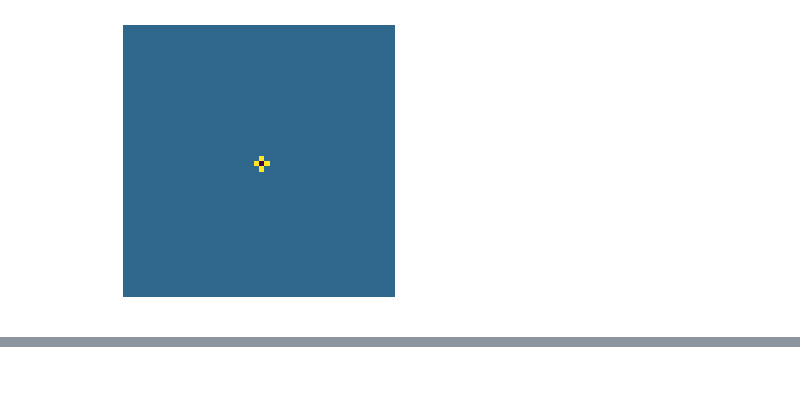
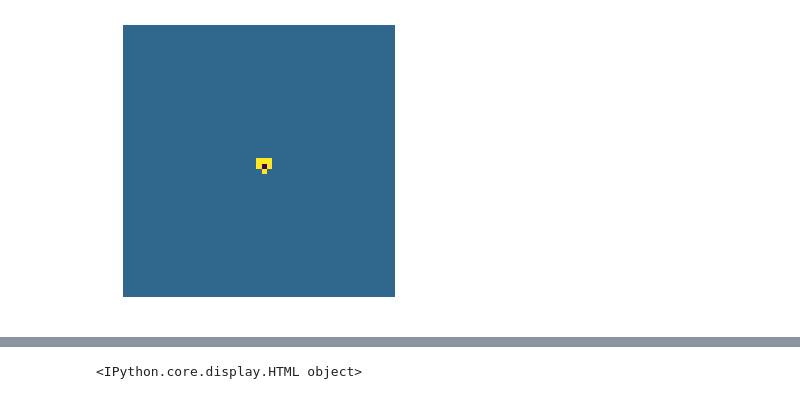
Before and after one commit to lizgzil/coopsim, a Jupyter notebook: notebooks/Function to run coopsim.ipynb, the cells around one changed output, grey strips where cells are left out. Cells and saved outputs as stored; diff of their text form; code cells hidden in the pictures.

Commit message:
allowing neighbours to interact with their diagonal neighbours

```diff
--- a/notebooks/Function to run coopsim.ipynb
+++ b/notebooks/Function to run coopsim.ipynb
@@ -73,7 +90,13 @@ def get_neighbour_payoffs(grid_payoff):
     left_neighbour_payoff = np.roll(grid_payoff, -1, axis=1) # left
     right_neighbour_payoff = np.roll(grid_payoff, 1, axis=1) # right
 
-    return down_neighbour_payoff, up_neighbour_payoff, left_neighbour_payoff, right_neighbour_payoff
+    nw_neighbour_payoff = np.roll(up_neighbour_payoff, -1, axis=0) # nw
+    ne_neighbour_payoff = np.roll(up_neighbour_payoff, 1, axis=0) # ne
+    sw_neighbour_payoff = np.roll(down_neighbour_payoff, -1, axis=1) # sw
+    se_neighbour_payoff = np.roll(down_neighbour_payoff, 1, axis=1) # se
+
+    return (down_neighbour_payoff, up_neighbour_payoff, left_neighbour_payoff, right_neighbour_payoff,
+           nw_neighbour_payoff, ne_neighbour_payoff, sw_neighbour_payoff, se_neighbour_payoff)
 # %%
 def get_strategy_change_code(old_strat, new_strat):
     '''
@@ -99,7 +122,11 @@ def one_iteration(grid_strat, n, grid_payoff, grid_colours, t, r, p, s):
     (down_neighbour,
      up_neighbour,
      left_neighbour,
-     right_neighbour) = get_neighbour_strategies(grid_strat)
+     right_neighbour,
+     nw_neighbour,
+     ne_neighbour,
+     sw_neighbour,
+     se_neighbour) = get_neighbour_strategies(grid_strat)
 
     # Get every cell's payoff:
 
@@ -110,6 +137,10 @@ def one_iteration(grid_strat, n, grid_payoff, grid_colours, t, r, p, s):
                                                     up_neighbour,
                                                     left_neighbour,
                                                     right_neighbour,
+                                                    nw_neighbour,
+                                                    ne_neighbour,
+                                                    sw_neighbour,
+                                                    se_neighbour,
                                                     row, col, t, r, p, s)
 
     # Get the neighbour's payoffs:
@@ -117,7 +148,11 @@ def one_iteration(grid_strat, n, grid_payoff, grid_colours, t, r, p, s):
     (down_neighbour_payoff,
      up_neighbour_payoff,
      left_neighbour_payoff,
-     right_neighbour_payoff) = get_neighbour_payoffs(grid_payoff)
+     right_neighbour_payoff,
+     nw_neighbour_payoff,
+     ne_neighbour_payoff,
+     sw_neighbour_payoff,
+     se_neighbour_payoff) = get_neighbour_payoffs(grid_payoff)
 
 
     # Consider your neighbours and change if they do better
@@ -131,15 +166,21 @@ def one_iteration(grid_strat, n, grid_payoff, grid_colours, t, r, p, s):
             # All the surrounding payoffs and your own
             b = np.array([grid_payoff[row, col],
                           right_neighbour_payoff[row,col], left_neighbour_payoff[row,col],
-                          up_neighbour_payoff[row,col], down_neighbour_payoff[row,col]])
+                          up_neighbour_payoff[row,col], down_neighbour_payoff[row,col],
+                          nw_neighbour_payoff[row,col],
+                          ne_neighbour_payoff[row,col],
+                          sw_neighbour_payoff[row,col],
+                          se_neighbour_payoff[row,col]])
 
             # Get the index of the highest
             best_index = np.random.choice(np.flatnonzero(b == b.max())) # if the same pick one randomly
 
             # Update to the strategy of this 'best' cell
             grid_strat[row, col] = [grid_strat[row, col],
-                          right_neighbour[row,col], left_neighbour[row,col],
-                          up_neighbour[row,col], down_neighbour[row,col]][best_index]
+                                    right_neighbour[row,col], left_neighbour[row,col],
+                                    up_neighbour[row,col], down_neighbour[row,col],
+                                    nw_neighbour[row,col], ne_neighbour[row,col],
+                                    sw_neighbour[row,col], se_neighbour[row,col]][best_index]
 
             # Get colour matrix
             grid_colours[row, col] = get_strategy_change_code(old_strat, grid_strat[row, col])
@@ -147,7 +188,7 @@ def one_iteration(grid_strat, n, grid_payoff, grid_colours, t, r, p, s):
     return grid_strat, grid_colours
 # %%
 def run_coopsim(payoffs = [1.7, 1, 0, 0],
-                n = 100,
+                n = 101,
                 prop_c_init = 0.5,
                 rand_seed = 10,
                 num_iterations = 100, special_init = False):
@@ -213,36 +254,40 @@ payoffs = [1.7, 1, 0.3, 0]
 #p : both defect, both get p
 #s : one player C one player D, C gets s
 
-n = 50
+n = 51
 prop_c_init = 0.5
 rand_seed = None
 num_iterations = 100
 plot_size_n = 5 # Size of video
 num_frames = num_iterations # Number of frames in the video
 special_init = True
 # ---------
 # Get info
 
 grid_strat_all, grid_colours_all = run_coopsim(payoffs,
                 n,
                 prop_c_init,
                 rand_seed, num_iterations,special_init)
 
 
 # ---------
 # Make video
 
 Writer = animation.writers['ffmpeg']
 writer = Writer(fps=1, metadata=dict(artist='Me'), bitrate=1800)
 
 fig, ax = plt.subplots(figsize=(plot_size_n, plot_size_n))
 plt.axis('off')
 anim = animation.FuncAnimation(fig, animate, frames=num_frames, blit=False)
 
 HTML(anim.to_html5_video())
 # %% [output]
 [interactive output not drawn]
-[figure, old version]
+[figure, new version]
 # %%
 # %% [output]
 [interactive output not drawn]
+# %%
+print(HTML(anim.to_html5_video()))
+# %% [output]
+<IPython.core.display.HTML object>
```
Also changed, not shown: parts of 2 cells of this notebook.
